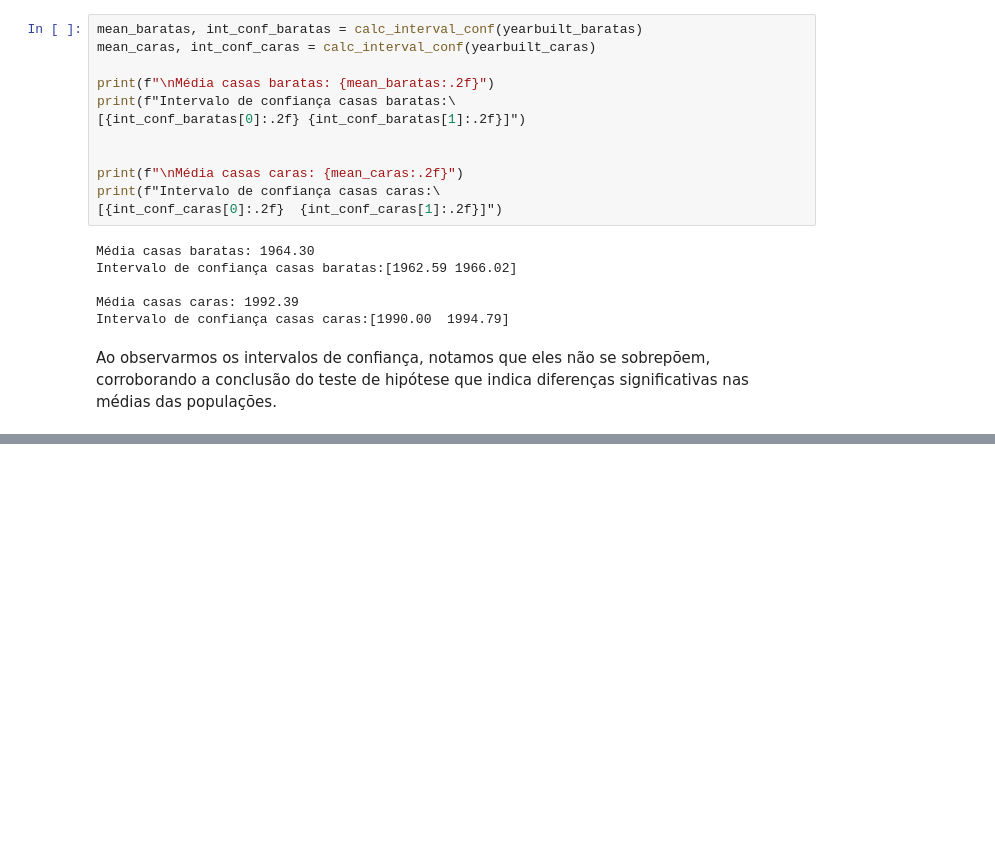
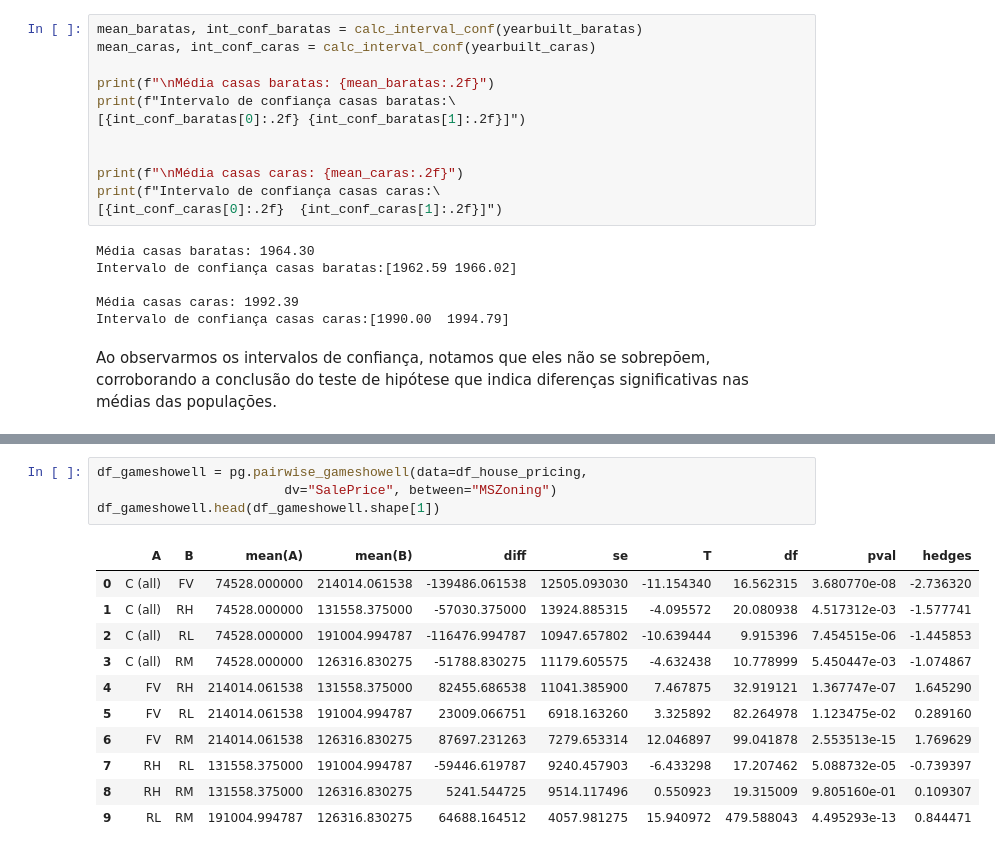
Before and after one commit to Oseiasdfarias/estatistica_do_basico_ao_avancado_EBA, a Jupyter notebook: estatistica_descritiva_house_pricing.ipynb, the cells around one changed output, grey strips where cells are left out. Saved outputs shown, nothing was run; the diff lists cells and outputs as text; blank space fills up the shorter version.

```diff
--- a/estatistica_descritiva_house_pricing.ipynb
+++ b/estatistica_descritiva_house_pricing.ipynb
@@ -1142,0 +1304,16 @@ Ao observarmos os intervalos de confiança, notamos que eles não se sobrepõem,
+# %%
+df_gameshowell = pg.pairwise_gameshowell(data=df_house_pricing,
+                        dv="SalePrice", between="MSZoning")
+df_gameshowell.head(df_gameshowell.shape[1])
+# %% [output]
+|  | A | B | mean(A) | mean(B) | diff | se | T | df | pval | hedges |
+| 0 | C (all) | FV | 74528.000000 | 214014.061538 | -139486.061538 | 12505.093030 | -11.154340 | 16.562315 | 3.680770e-08 | -2.736320 |
+| 1 | C (all) | RH | 74528.000000 | 131558.375000 | -57030.375000 | 13924.885315 | -4.095572 | 20.080938 | 4.517312e-03 | -1.577741 |
+| 2 | C (all) | RL | 74528.000000 | 191004.994787 | -116476.994787 | 10947.657802 | -10.639444 | 9.915396 | 7.454515e-06 | -1.445853 |
+| 3 | C (all) | RM | 74528.000000 | 126316.830275 | -51788.830275 | 11179.605575 | -4.632438 | 10.778999 | 5.450447e-03 | -1.074867 |
+| 4 | FV | RH | 214014.061538 | 131558.375000 | 82455.686538 | 11041.385900 | 7.467875 | 32.919121 | 1.367747e-07 | 1.645290 |
+| 5 | FV | RL | 214014.061538 | 191004.994787 | 23009.066751 | 6918.163260 | 3.325892 | 82.264978 | 1.123475e-02 | 0.289160 |
+| 6 | FV | RM | 214014.061538 | 126316.830275 | 87697.231263 | 7279.653314 | 12.046897 | 99.041878 | 2.553513e-15 | 1.769629 |
+| 7 | RH | RL | 131558.375000 | 191004.994787 | -59446.619787 | 9240.457903 | -6.433298 | 17.207462 | 5.088732e-05 | -0.739397 |
+| 8 | RH | RM | 131558.375000 | 126316.830275 | 5241.544725 | 9514.117496 | 0.550923 | 19.315009 | 9.805160e-01 | 0.109307 |
+| 9 | RL | RM | 191004.994787 | 126316.830275 | 64688.164512 | 4057.981275 | 15.940972 | 479.588043 | 4.495293e-13 | 0.844471 |
```
Also changed, not shown: parts of 53 cells of this notebook.
